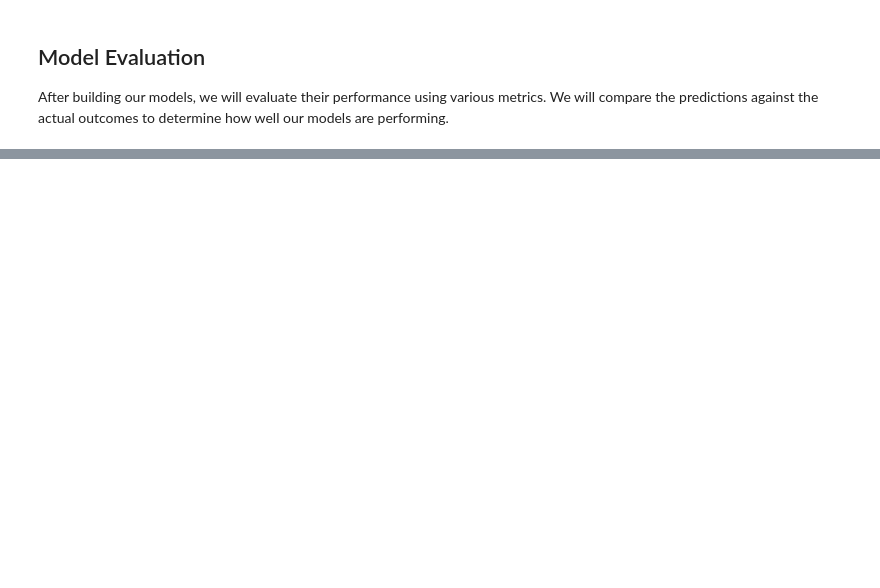
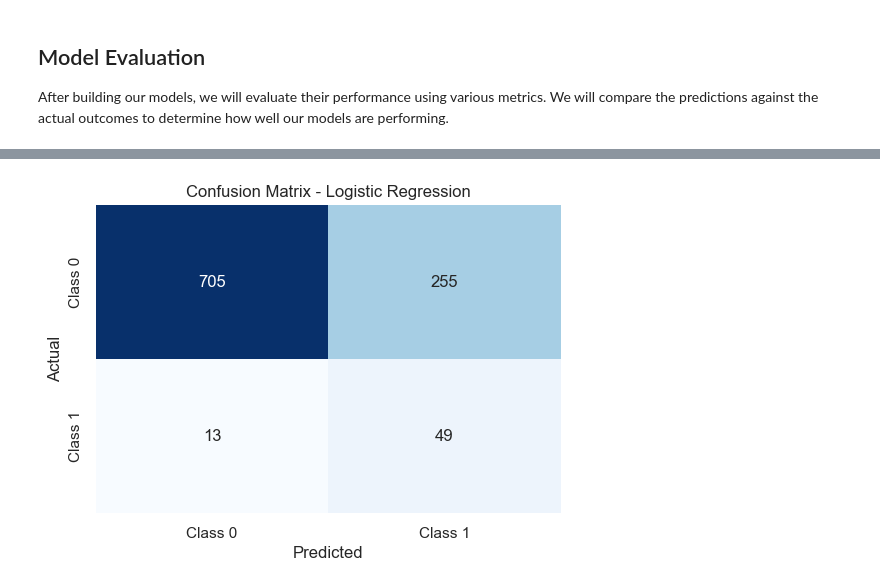
Before and after one commit to richenapedro/Data-Science-Analyst, a Jupyter notebook: Stroke Prediction/script/Stroke Prediction.ipynb, the cells around one changed output, grey strips where cells are left out. Drawn from its saved outputs; the diff is of its cells as text; code cells hidden in the pictures; blank space fills up the shorter version.

```diff
--- a/Stroke Prediction/script/Stroke Prediction.ipynb
+++ b/Stroke Prediction/script/Stroke Prediction.ipynb
@@ -739,17 +717,0 @@ weighted avg       0.90      0.91      0.90      1022
-# %%
-# Training and evaluating each model
-for name, model in models.items():
-    model.fit(X_train, y_train)
-    y_pred = model.predict(X_test)
-
-    # Generate confusion matrix
-    conf_matrix = confusion_matrix(y_test, y_pred)
-
-    # Plot the confusion matrix
-    plt.figure(figsize=(6, 4))
-    sns.heatmap(conf_matrix, annot=True, fmt='d', cmap='Blues', cbar=False,
-                xticklabels=['Class 0', 'Class 1'], yticklabels=['Class 0', 'Class 1'])
-    plt.title(f'Confusion Matrix - {name}')
-    plt.xlabel('Predicted')
-    plt.ylabel('Actual')
-    plt.show()
@@ -771,0 +718,66 @@ Parameters: { "use_label_encoder" } are not used.
+# %%
+# Initialize a list to store the results
+results = []
+
+# Training and evaluating each model
+for name, model in models.items():
+    # Cross-validation
+    cv_scores = cross_val_score(model, X, y, cv=5)  # 5-fold cross-validation
+    mean_cv_score = cv_scores.mean()
+    std_cv_score = cv_scores.std()
+
+    # Fit the model
+    model.fit(X_resampled, y_resampled)
+    y_pred = model.predict(X_test)
+    y_pred_proba = model.predict_proba(X_test)[:, 1]  # Probabilities for the positive class
+
+    # Generate confusion matrix
+    conf_matrix = confusion_matrix(y_test, y_pred)
+
+    # Calculate True Positive Rate (TPR) and True Negative Rate (TNR)
+    TN, FP, FN, TP = conf_matrix.ravel()  # Unpack the confusion matrix
+    tpr = TP / (TP + FN)  # True Positive Rate
+    tnr = TN / (TN + FP)  # True Negative Rate
+
+    # Calculate ROC curve
+    fpr, tpr_roc, thresholds = roc_curve(y_test, y_pred_proba)
+    roc_auc = auc(fpr, tpr_roc)
+
+    # Store results in the list
+    results.append({
+        'Model': name,
+        'Cross-Validated Accuracy': mean_cv_score,
+        'Std Dev Accuracy': std_cv_score,
+        'ROC AUC': roc_auc,
+        'True Positive Rate': tpr,
+        'True Negative Rate': tnr
+    })
+
+    # Plot the confusion matrix
+    plt.figure(figsize=(6, 4))
+    sns.heatmap(conf_matrix, annot=True, fmt='d', cmap='Blues', cbar=False,
+                xticklabels=['Class 0', 'Class 1'], yticklabels=['Class 0', 'Class 1'])
+    plt.title(f'Confusion Matrix - {name}')
+    plt.xlabel('Predicted')
+    plt.ylabel('Actual')
+    plt.show()
+
+    # Plot ROC curve
+    plt.figure(figsize=(8, 5))
+    plt.plot(fpr, tpr_roc, color='blue', lw=2, label='ROC curve (area = {:.2f})'.format(roc_auc))
+    plt.plot([0, 1], [0, 1], color='red', lw=2, linestyle='--')  # Diagonal line
+    plt.xlim([0.0, 1.0])
+    plt.ylim([0.0, 1.05])
+    plt.xlabel('False Positive Rate')
+    plt.ylabel('True Positive Rate')
+    plt.title(f'Receiver Operating Characteristic - {name}')
+    plt.legend(loc="lower right")
+    plt.show()
+
+# Create a DataFrame from the results
+results_df = pd.DataFrame(results)
+
+# Display the results table
+print(results_df)
+# %% [output]
+[figure, added]
```
Also changed, not shown: parts of 11 cells of this notebook.
